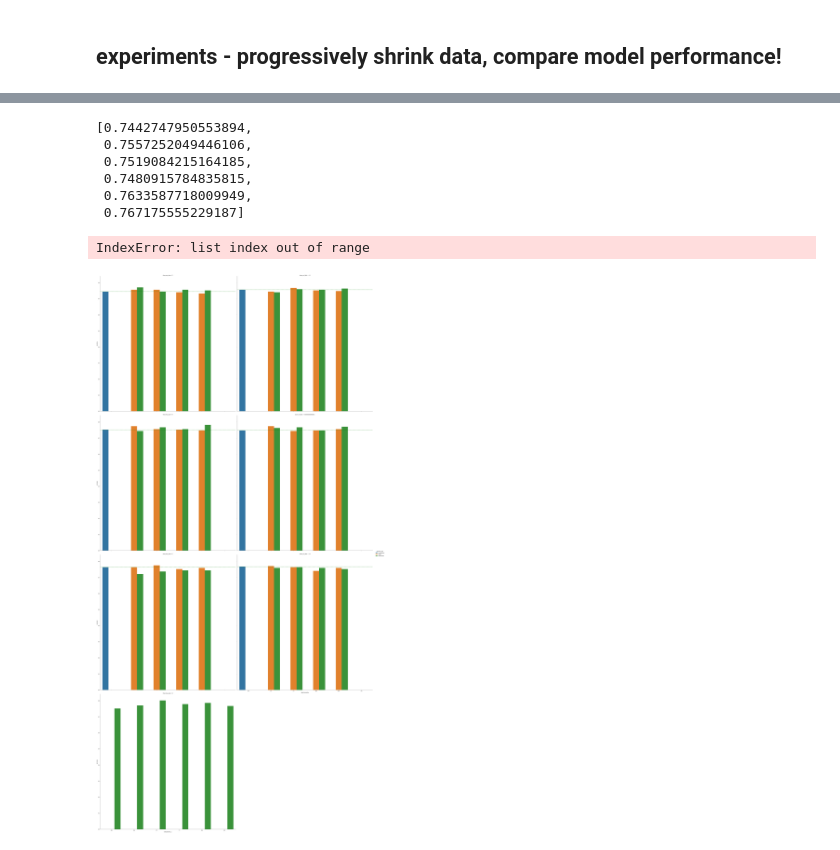
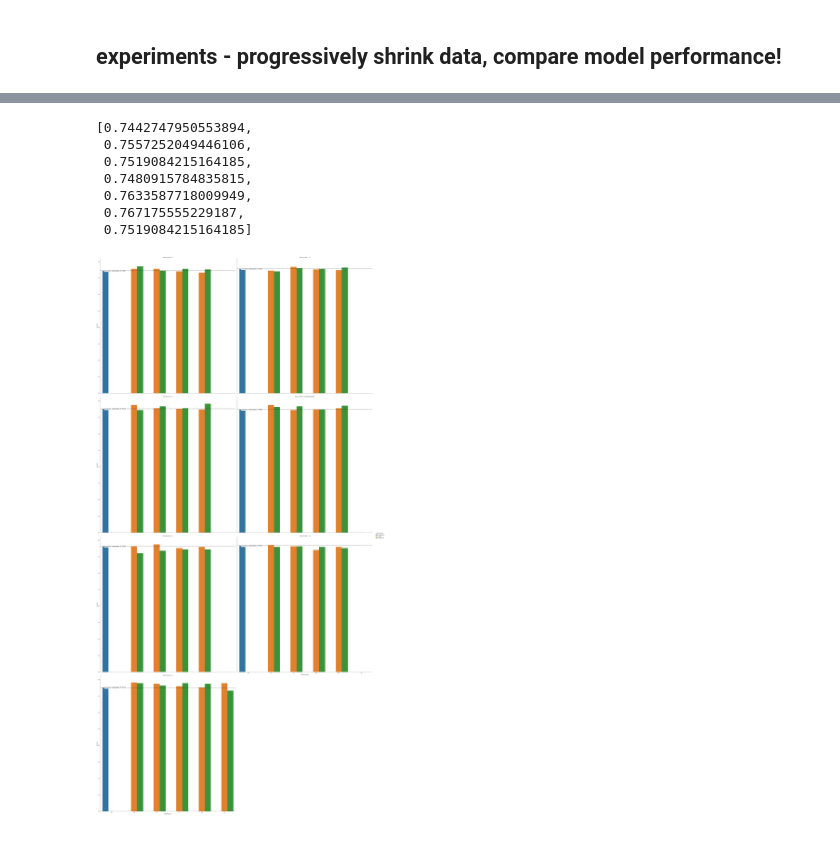
Before and after one commit to PaulBFB/master_thesis, a Jupyter notebook: titanic_deep_learning.ipynb, the cells around one changed output, grey strips where cells are left out. Saved outputs shown, nothing was run; the diff lists cells and outputs as text; code cells hidden in the pictures.

Commit message:
:picture: added boosting experiments graphics for titanic

```diff
--- a/titanic_deep_learning.ipynb
+++ b/titanic_deep_learning.ipynb
@@ -161,7 +161,7 @@ df
 | 28 | 34 | <keras.engine.sequential.Sequenti... | 1.5 | 0.740458 | 0.8 | True | 1255 | ... |
 | 29 | 46 | <keras.engine.sequential.Sequenti... | 2.0 | 0.759542 | 0.8 | True | 1674 | ... |
 # %%
-with open('./boosting_results_whole_data_new_w.csv', mode='r') as file:
+with open('./boosting_results_whole_data_new_w2.csv', mode='r') as file:
     df_all = pd.read_csv(file)
 
-df_all
+df_all = df_all.drop_duplicates(subset=['share_real_data', 'boosted_data', 'boostint_type', 'data_boosted_x']).sort_values(['share_real_data', 'data_boosted_x'])
@@ -176,5 +168,7 @@ df_all
 # %%
 df = pd.concat((df, df_w, df_all))
+# %%
+df.rename(columns={'boostint_type': 'boosting_type'}, inplace=True)
 # %%
 df.sort_values(by=['share_real_data', 'data_boosted_x'])
 # %% [output]
@@ -198,7 +192,7 @@ df.sort_values(by=['share_real_data', 'data_boosted_x'])
 # %%
 import seaborn as sns
 # %%
-accuracies = df.loc[df['boostint_type']=='not_boosted', ['accuracy', 'share_real_data']]
+accuracies = df.loc[df['boosting_type']=='not_boosted', ['accuracy', 'share_real_data']]
 accuracies['accuracy'].to_list()
 # %% [output]
 [0.7442747950553894,
@@ -206,21 +200,29 @@ accuracies['accuracy'].to_list()
  0.7519084215164185,
  0.7480915784835815,
  0.7633587718009949,
- 0.767175555229187]
+ 0.767175555229187,
+ 0.7519084215164185]
 # %%
 c = sns.catplot(
     x='data_boosted_x',
-    hue='boostint_type',
+    hue='boosting_type',
     y='accuracy',
     data=df,
     col='share_real_data',
     col_wrap=2,
     kind='bar',
     height=20)
 
 axes = c.axes.flatten()
 for i, ax in enumerate(axes):
-    ax.axhline(accuracies['accuracy'].to_list()[i], ls='--', c='green')
+    accuracy = accuracies['accuracy'].to_list()[i]
+
+    ax.axhline(accuracy, ls='--', c='black')
+    ax.text(0.15, accuracy,
+            f'accuracy unboosted: {round(accuracy, 4)}',
+            fontsize=15, va='center', ha='center', backgroundcolor='w')
+
+plt.savefig('./titanic_boosting_experiments.jpg')
+plt.show()
 # %% [output]
-IndexError: list index out of range
-[figure, old version]
+[figure, new version]
```
Also changed, not shown: parts of 4 cells of this notebook, 2 other files.
